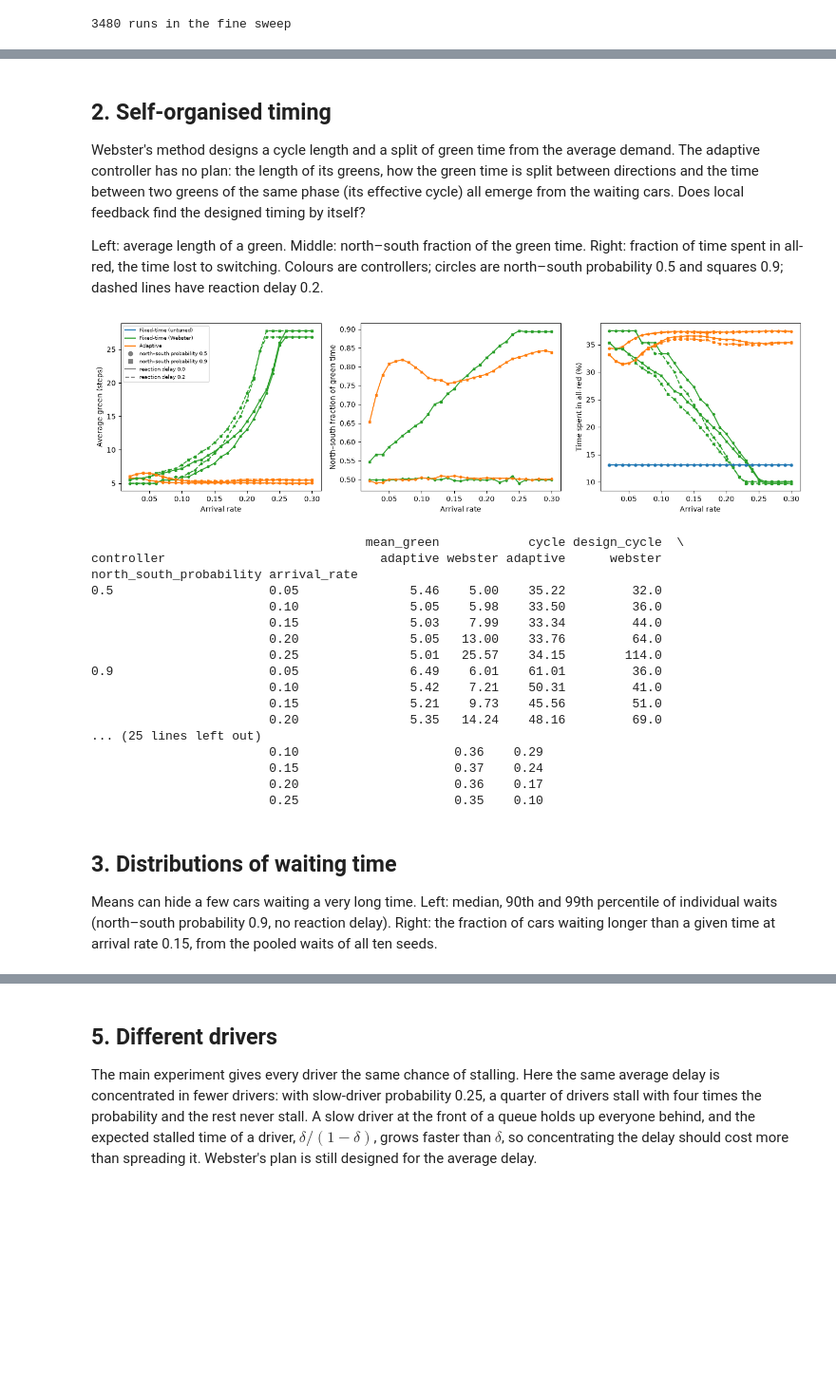
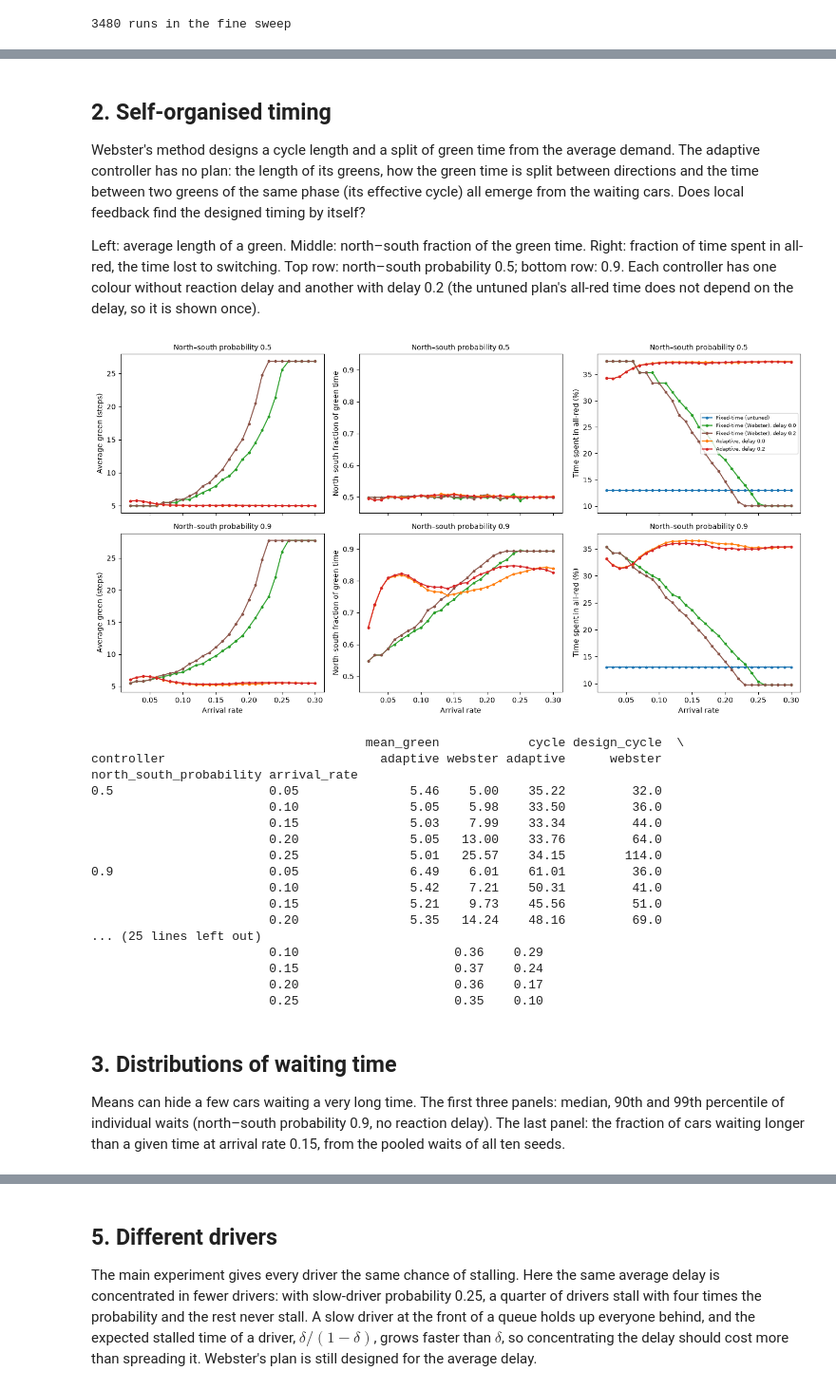
Before and after one commit to phattydumpling/CITS4403-Project, a Jupyter notebook: notebooks/Results/Extensions.ipynb, the cells around one changed output, grey strips where cells are left out. Shown at 95% size. Cells and saved outputs as stored; diff of their text form; code cells hidden in the pictures; blank space fills up the shorter version.

```diff
--- a/notebooks/Results/Extensions.ipynb
+++ b/notebooks/Results/Extensions.ipynb
@@ -27,7 +27,9 @@ FIGURES.mkdir(exist_ok=True)
 CONTROLLERS = ["fixed", "webster", "adaptive"]
 LABELS = {"fixed": "Fixed-time (untuned)", "webster": "Fixed-time (Webster)", "adaptive": "Adaptive"}
 COLOURS = {"fixed": "C0", "webster": "C2", "adaptive": "C1"}
-DELAY_STYLE = {0.0: "-", 0.2: "--"}
+# A second colour for each controller, for a second condition shown in the same
+# panel (such as reaction delay 0.2, or blocked cars turned away).
+ALT_COLOURS = {"fixed": "C4", "webster": "C5", "adaptive": "C3"}
 
 fine = pd.read_csv(ROOT / "data" / "ext_fine_sweep.csv")
 fine["turned_away"] = fine["blocked_arrivals"] / (400 * fine["arrival_rate"])
@@ -41,15 +43,14 @@ means = fine.groupby(SETTINGS).mean(numeric_only=True).reset_index()
 print(len(fine), "runs in the fine sweep")
 
 
-def lines(ax, value, p_ns, controllers=CONTROLLERS, delays=(0.0, 0.2), scale=1, label_delay=True):
-    # One line per controller and reaction delay, averaged over seeds.
-    for controller in controllers:
-        for delay in delays:
+def lines(ax, value, p_ns):
+    # One line per controller and reaction delay (0 in COLOURS, 0.2 in ALT_COLOURS), averaged over seeds.
+    for controller in CONTROLLERS:
+        for delay, colours in [(0.0, COLOURS), (0.2, ALT_COLOURS)]:
             data = means[(means["controller"] == controller) & (means["north_south_probability"] == p_ns)
                          & (means["reaction_delay"] == delay)]
-            label = LABELS[controller] + (f", delay {delay}" if label_delay else "")
-            ax.plot(data["arrival_rate"], scale * data[value], DELAY_STYLE[delay],
-                    color=COLOURS[controller], label=label)
+            ax.plot(data["arrival_rate"], data[value], color=colours[controller],
+                    label=f"{LABELS[controller]}, delay {delay}")
 # %% [output]
 3480 runs in the fine sweep
 # %% [markdown]
@@ -111,46 +113,45 @@ cars. Does local feedback find the designed timing by itself?
 
 Left: average length of a green. Middle: north–south fraction of the green
 time. Right: fraction of time spent in all-red, the time lost to switching.
-Colours are controllers; circles are north–south probability 0.5 and squares 0.9;
-dashed lines have reaction delay 0.2.
+Top row: north–south probability 0.5; bottom row: 0.9. Each controller has one
+colour without reaction delay and another with delay 0.2 (the untuned plan's
+all-red time does not depend on the delay, so it is shown once).
 # %%
 means["mean_green"] = 100 * (1 - means["all_red_fraction"]) / means["phase_changes"]
-fig, axes = plt.subplots(1, 3, figsize=(14, 4))
-for p_ns, marker in [(0.5, "o"), (0.9, "s")]:
-    for delay in (0.0, 0.2):
-        data = means[(means["north_south_probability"] == p_ns) & (means["reaction_delay"] == delay)]
-        style = dict(linestyle=DELAY_STYLE[delay], marker=marker, markersize=3)
-        for controller in ["webster", "adaptive"]:
-            runs = data[data["controller"] == controller]
-            axes[0].plot(runs["arrival_rate"], runs["mean_green"], color=COLOURS[controller], **style)
-            if delay == 0.0:
-                axes[1].plot(runs["arrival_rate"], runs["ns_green_fraction"], color=COLOURS[controller], **style)
-        for controller in CONTROLLERS:
-            runs = data[data["controller"] == controller]
-            axes[2].plot(runs["arrival_rate"], 100 * runs["all_red_fraction"], color=COLOURS[controller], **style)
-axes[0].set_ylabel("Average green (steps)")
-axes[1].set_ylabel("North–south fraction of green time")
-axes[2].set_ylabel("Time spent in all-red (%)")
-handles = ([plt.Line2D([], [], color=COLOURS[c], label=LABELS[c]) for c in CONTROLLERS]
-           + [plt.Line2D([], [], color="grey", marker=m, linestyle="", label=f"north–south probability {s}")
-              for s, m in [(0.5, "o"), (0.9, "s")]]
-           + [plt.Line2D([], [], color="grey", linestyle=DELAY_STYLE[d], label=f"reaction delay {d}")
-              for d in (0.0, 0.2)])
-axes[0].legend(handles=handles, fontsize=7)
-for ax in axes:
+ns_values = sorted(fine["north_south_probability"].unique())
+panels = [("mean_green", "Average green (steps)", 1, ["webster", "adaptive"]),
+          ("ns_green_fraction", "North–south fraction of green time", 1, ["webster", "adaptive"]),
+          ("all_red_fraction", "Time spent in all-red (%)", 100, CONTROLLERS)]
+fig, axes = plt.subplots(len(ns_values), len(panels), figsize=(14, 7.5), sharex=True)
+for row, p_ns in enumerate(ns_values):
+    for ax, (value, label, scale, controllers) in zip(axes[row], panels):
+        for controller in controllers:
+            delays = [(0.0, COLOURS)] if controller == "fixed" else [(0.0, COLOURS), (0.2, ALT_COLOURS)]
+            for delay, colours in delays:
+                runs = means[(means["controller"] == controller) & (means["north_south_probability"] == p_ns)
+                             & (means["reaction_delay"] == delay)]
+                name = LABELS[controller] if controller == "fixed" else f"{LABELS[controller]}, delay {delay}"
+                ax.plot(runs["arrival_rate"], scale * runs[value], marker="o", markersize=3,
+                        color=colours[controller], label=name)
+        ax.set_ylabel(label)
+        ax.set_title(f"North–south probability {p_ns}", fontsize=10)
+for ax in axes[:, 1]:
+    ax.set_ylim(0.45, 0.95)                 # same range in both rows (0.5 = an even split)
+for ax in axes[-1]:
     ax.set_xlabel("Arrival rate")
+axes[0, 2].legend(fontsize=7)
 fig.tight_layout()
 fig.savefig(FIGURES / "ext_timing.png", dpi=200)
 plt.show()
 
 table = means[(means["reaction_delay"] == 0.0) & means["arrival_rate"].isin([0.05, 0.1, 0.15, 0.2, 0.25])]
 print(table.pivot_table(index=["north_south_probability", "arrival_rate"], columns="controller",
                         values=["mean_green", "cycle", "design_cycle", "ns_green_fraction", "all_red_fraction"]).round(2)
       [[("mean_green", "adaptive"), ("mean_green", "webster"), ("cycle", "adaptive"), ("design_cycle", "webster"),
         ("ns_green_fraction", "adaptive"), ("ns_green_fraction", "webster"),
         ("all_red_fraction", "adaptive"), ("all_red_fraction", "webster")]])
 # %% [output]
-[figure, old version]
+[figure, new version]
                                      mean_green            cycle design_cycle  \
 controller                             adaptive webster adaptive      webster
 north_south_probability arrival_rate
@@ -171,9 +172,9 @@ north_south_probability arrival_rate
 # %% [markdown]
 ## 3. Distributions of waiting time
 
-Means can hide a few cars waiting a very long time. Left: median, 90th and
-99th percentile of individual waits (north–south probability 0.9, no reaction
-delay). Right: the fraction of cars waiting longer than a given time at arrival
-rate 0.15, from the pooled waits of all ten seeds.
+Means can hide a few cars waiting a very long time. The first three panels:
+median, 90th and 99th percentile of individual waits (north–south probability
+0.9, no reaction delay). The last panel: the fraction of cars waiting longer
+than a given time at arrival rate 0.15, from the pooled waits of all ten seeds.
 # %%
 samples = np.load(ROOT / "data" / "ext_wait_samples.npz")
```
Also changed, not shown: parts of 9 cells of this notebook, 16 other files.
